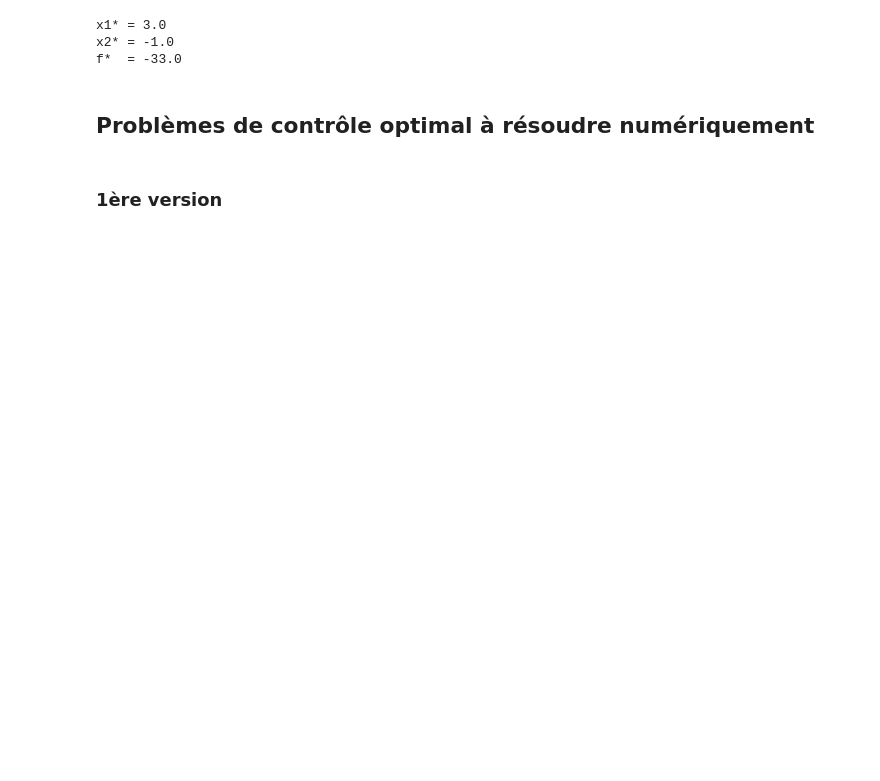
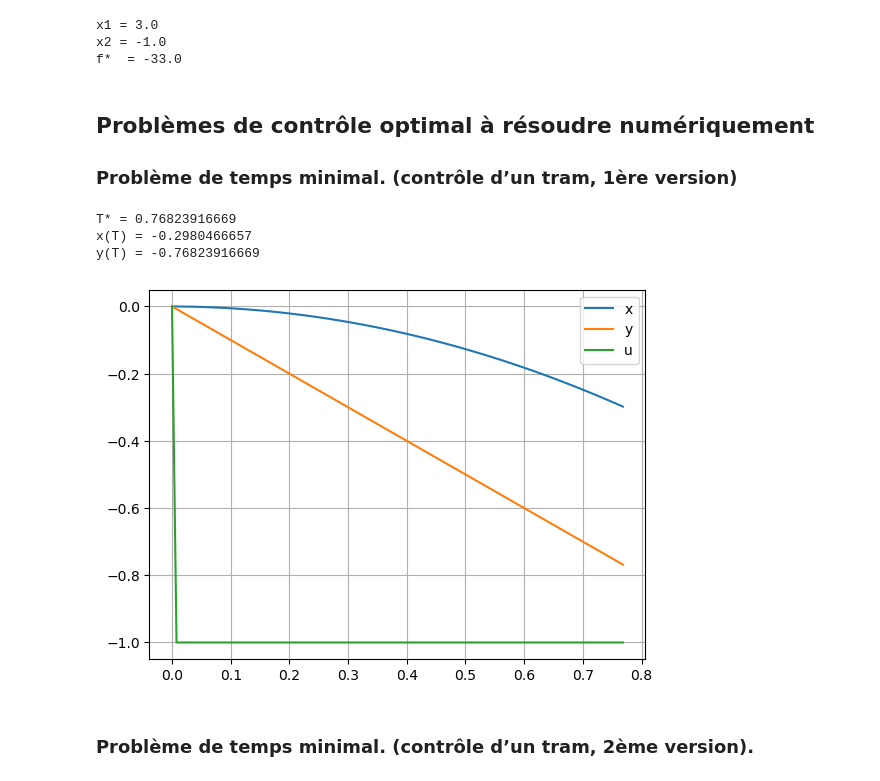
Before and after one commit to lyyric/CSMI_Notes, a Jupyter notebook: M2 S3/Contrôle optimal/TP1.ipynb, the cells around one changed output. Cells and saved outputs as stored; diff of their text form; code cells hidden in the pictures; blank space fills up the shorter version.

```diff
--- a/M2 S3/Contrôle optimal/TP1.ipynb
+++ b/M2 S3/Contrôle optimal/TP1.ipynb
@@ -11,30 +22,29 @@ avec $K = \{x_1 + x_2 \le 2 \text{ et } x_1 + 2x_2 \le 3\}$.
 # %%
 m = GEKKO(remote=False)
 
-x1 = m.Var()
-x2 = m.Var()
+x1 = m.Var(value=0)
+x2 = m.Var(value=0)
 
 m.Equation(x1 + x2 <= 2)
 m.Equation(x1 + 2*x2 <= 3)
 
-f = x1**2 + x2**2 - 14*x1 - 6*x2 - 7
-m.Minimize(f)
+m.Minimize(x1**2 + x2**2 - 14*x1 - 6*x2 - 7)
 
-m.options.IMODE = 3
+m.options.SOLVER = 3
 m.solve(disp=False)
 
 x1v = x1.value[0]
 x2v = x2.value[0]
 f_opt = x1v**2 + x2v**2 - 14*x1v - 6*x2v - 7
 
-print('x1* =', x1v)
-print('x2* =', x2v)
+print("x1 =", x1.value[0])
+print("x2 =", x2.value[0])
 print('f*  =', f_opt)
 # %% [output]
-x1* = 3.0
-x2* = -1.0
+x1 = 3.0
+x2 = -1.0
 f*  = -33.0
 # %% [markdown]
 ## Problèmes de contrôle optimal à résoudre numériquement
+
+### Problème de temps minimal. (contrôle d’un tram, 1ère version)
-# %% [markdown]
-### 1ère version
@@ -40,0 +54,46 @@ f*  = -33.0
+# %%
+m = GEKKO(remote=False)
+m.time = np.linspace(0,1,nt)
+
+x = m.Var(value=0.0)
+y = m.Var(value=0.0)
+
+p = np.zeros(nt)
+p[-1] = 1.0
+final = m.Param(value=p)
+
+T = m.FV(value=2.0, lb=0.1, ub=10.0)
+T.STATUS = 1
+
+u = m.MV(value=0.0, lb=-1.0, ub=1.0)
+u.STATUS = 1
+
+m.Equation(x.dt() == T*y)
+m.Equation(y.dt() == T*u)
+
+m.Minimize(W * (final*x)**2)
+m.Minimize(W * (final*(y+1))**2)
+
+m.Minimize(T)
+
+m.options.IMODE  = 6
+m.options.SOLVER = 3
+m.solve(disp=False)
+# %%
+print("T* =", T.value[0])
+print("x(T) =", x.value[-1])
+print("y(T) =", y.value[-1])
+
+t = np.linspace(0, T.value[0], nt)
+
+plt.plot(t, x.value, label='x')
+plt.plot(t, y.value, label='y')
+plt.plot(t, u.value, label='u')
+plt.legend(); plt.grid(); plt.show()
+# %% [output]
+T* = 0.76823916669
+x(T) = -0.2980466657
+y(T) = -0.76823916669
+[figure, added]
+# %% [markdown]
+### Problème de temps minimal. (contrôle d’un tram, 2ème version).
```
Also changed, not shown: parts of 23 cells of this notebook, 36 other files.
